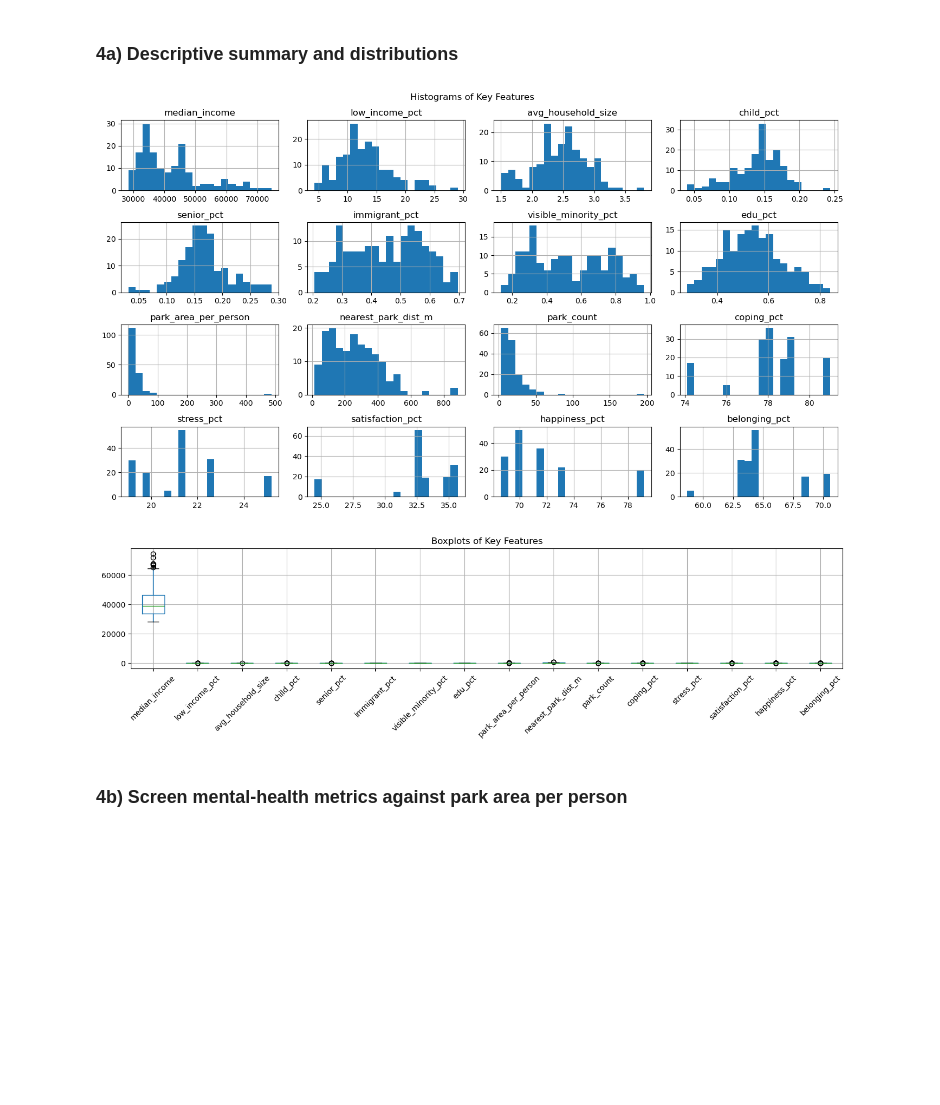
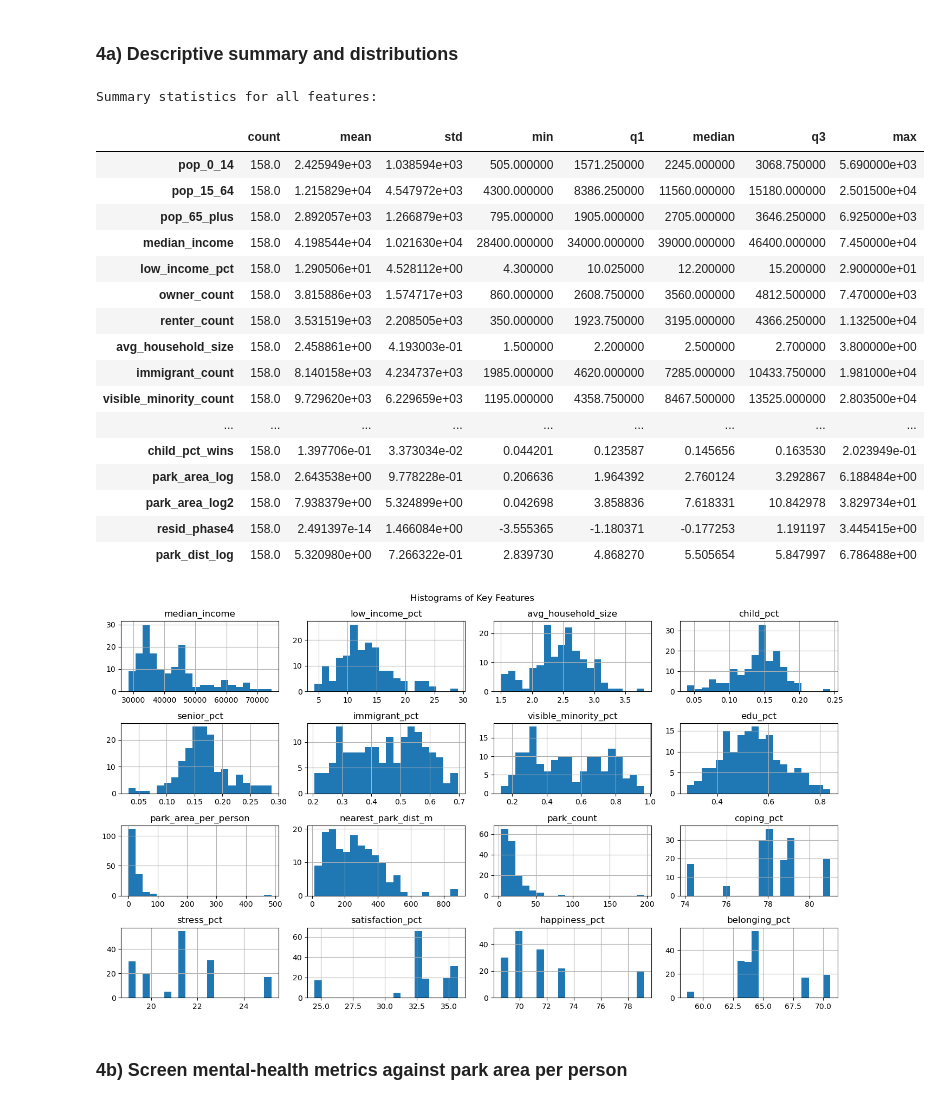
Before and after one commit to rxnu/Final-Project, a Jupyter notebook: notebooks/Final_Project.ipynb, the cells around one changed output. Drawn from its saved outputs; the diff is of its cells as text; code cells hidden in the pictures; blank space fills up the shorter version.

Commit message:
Added interpretations after each important step

```diff
--- a/notebooks/Final_Project.ipynb
+++ b/notebooks/Final_Project.ipynb
@@ -508,32 +474,53 @@ Objectives:
 # %% [markdown]
 ### 4a) Descriptive summary and distributions
 # %%
-# 1) Descriptive summary of every numeric column
-features_df.describe().T
+# Descriptive summary of every numeric column
+numeric_cols = [
+    c for c in features_df.columns
+    if c not in ['Neighbourhood','ClusterName']
+]
+summary = (
+    features_df[numeric_cols]
+      .describe()
+      .T
+      .rename(columns={'25%':'q1','50%':'median','75%':'q3'})
+      [['count','mean','std','min','q1','median','q3','max']]
+)
+print("Summary statistics for all features:\n")
+display(summary)
 
-import matplotlib.pyplot as plt
-# 2) Histograms of key features
 
+# Histograms of key variables
 num_cols = [
     'median_income','low_income_pct','avg_household_size',
     'child_pct','senior_pct','immigrant_pct','visible_minority_pct','edu_pct',
     'park_area_per_person','nearest_park_dist_m','park_count',
     'coping_pct','stress_pct','satisfaction_pct','happiness_pct','belonging_pct'
 ]
 features_df[num_cols].hist(bins=20, figsize=(14,8))
 plt.suptitle("Histograms of Key Features")
 plt.tight_layout()
 plt.show()
-
-# 3) Boxplots of the same features
-plt.figure(figsize=(14,4))
-features_df[num_cols].boxplot(rot=45)
-plt.title("Boxplots of Key Features")
-plt.tight_layout()
-plt.show()
 # %% [output]
+Summary statistics for all features:
+|  | count | mean | std | min | q1 | median | q3 | max |
+| pop_0_14 | 158.0 | 2.425949e+03 | 1.038594e+03 | 505.000000 | 1571.250000 | 2245.000000 | 3068.750000 | 5.690000e+03 |
+| pop_15_64 | 158.0 | 1.215829e+04 | 4.547972e+03 | 4300.000000 | 8386.250000 | 11560.000000 | 15180.000000 | 2.501500e+04 |
+| pop_65_plus | 158.0 | 2.892057e+03 | 1.266879e+03 | 795.000000 | 1905.000000 | 2705.000000 | 3646.250000 | 6.925000e+03 |
+| median_income | 158.0 | 4.198544e+04 | 1.021630e+04 | 28400.000000 | 34000.000000 | 39000.000000 | 46400.000000 | 7.450000e+04 |
+| low_income_pct | 158.0 | 1.290506e+01 | 4.528112e+00 | 4.300000 | 10.025000 | 12.200000 | 15.200000 | 2.900000e+01 |
+| owner_count | 158.0 | 3.815886e+03 | 1.574717e+03 | 860.000000 | 2608.750000 | 3560.000000 | 4812.500000 | 7.470000e+03 |
+| renter_count | 158.0 | 3.531519e+03 | 2.208505e+03 | 350.000000 | 1923.750000 | 3195.000000 | 4366.250000 | 1.132500e+04 |
+| avg_household_size | 158.0 | 2.458861e+00 | 4.193003e-01 | 1.500000 | 2.200000 | 2.500000 | 2.700000 | 3.800000e+00 |
+| immigrant_count | 158.0 | 8.140158e+03 | 4.234737e+03 | 1985.000000 | 4620.000000 | 7285.000000 | 10433.750000 | 1.981000e+04 |
+| visible_minority_count | 158.0 | 9.729620e+03 | 6.229659e+03 | 1195.000000 | 4358.750000 | 8467.500000 | 13525.000000 | 2.803500e+04 |
+| ... | ... | ... | ... | ... | ... | ... | ... | ... |
+| child_pct_wins | 158.0 | 1.397706e-01 | 3.373034e-02 | 0.044201 | 0.123587 | 0.145656 | 0.163530 | 2.023949e-01 |
+| park_area_log | 158.0 | 2.643538e+00 | 9.778228e-01 | 0.206636 | 1.964392 | 2.760124 | 3.292867 | 6.188484e+00 |
+| park_area_log2 | 158.0 | 7.938379e+00 | 5.324899e+00 | 0.042698 | 3.858836 | 7.618331 | 10.842978 | 3.829734e+01 |
+| resid_phase4 | 158.0 | 2.491397e-14 | 1.466084e+00 | -3.555365 | -1.180371 | -0.177253 | 1.191197 | 3.445415e+00 |
+| park_dist_log | 158.0 | 5.320980e+00 | 7.266322e-01 | 2.839730 | 4.868270 | 5.505654 | 5.847997 | 6.786488e+00 |
 [figure]
-[figure, removed]
 # %% [markdown]
 ### 4b) Screen mental‑health metrics against park area per person
 # %%
```
Also changed, not shown: parts of 65 cells of this notebook, 2 other files.
